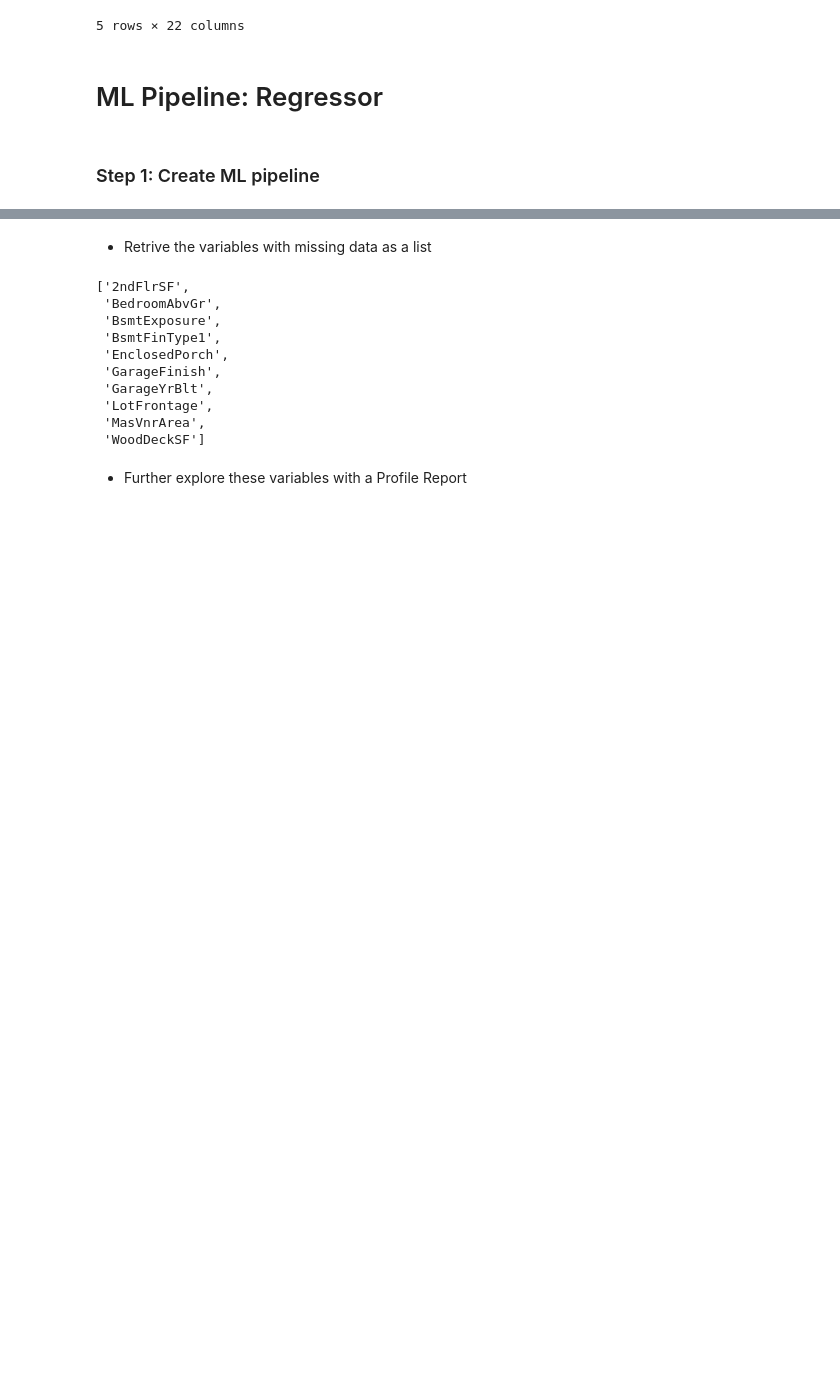
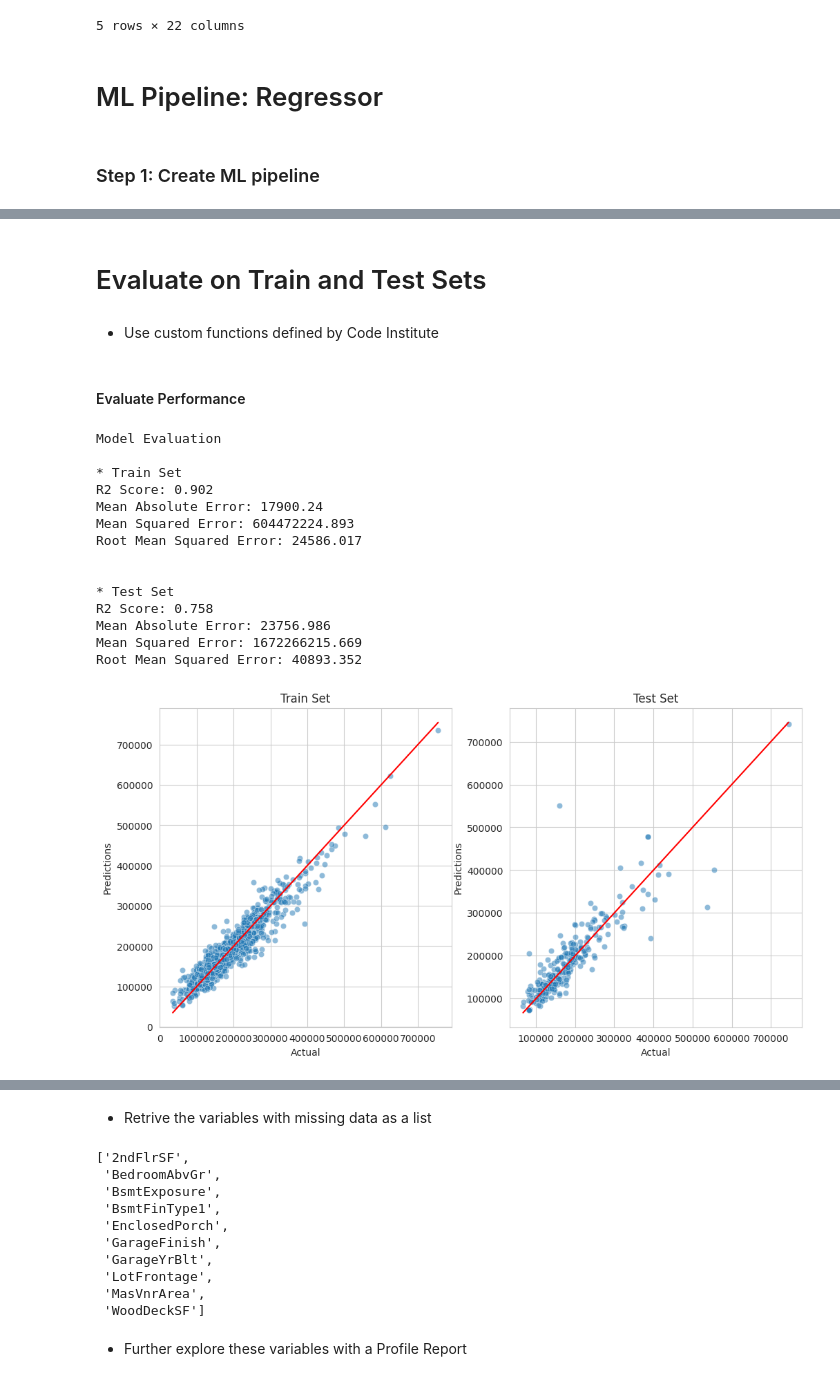
Before and after one commit to ParedesGab/PP5-heritage-housing-issues, a Jupyter notebook: jupyter_notebooks/5-Predict Sales Price.ipynb, the cells around one changed output, grey strips where cells are left out. Cells and saved outputs as stored; diff of their text form; code cells hidden in the pictures; blank space fills up the shorter version.

Commit message:
Complete fitting the regressor pipeline to the train and test data

```diff
--- a/jupyter_notebooks/5-Predict Sales Price.ipynb
+++ b/jupyter_notebooks/5-Predict Sales Price.ipynb
@@ -220,0 +327,3 @@ df_missing_data
+# %%
+search = HyperparameterOptimizationSearch(models=models_search, params=params_search)
+search.fit(X_train, y_train, scoring = 'r2', n_jobs=-1, cv=5)
@@ -220,0 +336,3 @@ df_missing_data
+# %%
+grid_search_summary, grid_search_pipelines = search.score_summary(sort_by='mean_score')
+grid_search_summary
@@ -220,0 +359,3 @@ df_missing_data
+# %%
+best_model = grid_search_summary.iloc[0, 0]
+best_model
@@ -220,0 +374,3 @@ df_missing_data
+# %%
+best_regressor_pipeline = grid_search_pipelines[best_model].best_estimator_
+best_regressor_pipeline
@@ -220,0 +395,4 @@ df_missing_data
+# %% [markdown]
+# Evaluate on Train and Test Sets
+# %% [markdown]
+* Use custom functions defined by Code Institute
@@ -220,0 +443,21 @@ df_missing_data
+# %% [markdown]
+#### Evaluate Performance
+# %%
+regression_performance(X_train, y_train, X_test, y_test, best_regressor_pipeline)
+regression_evaluation_plots(X_train, y_train, X_test, y_test, best_regressor_pipeline)
+# %% [output]
+Model Evaluation
+
+* Train Set
+R2 Score: 0.902
+Mean Absolute Error: 17900.24
+Mean Squared Error: 604472224.893
+Root Mean Squared Error: 24586.017
+
+
+* Test Set
+R2 Score: 0.758
+Mean Absolute Error: 23756.986
+Mean Squared Error: 1672266215.669
+Root Mean Squared Error: 40893.352
+[figure, added]
```
Also changed, not shown: parts of 39 cells of this notebook.
